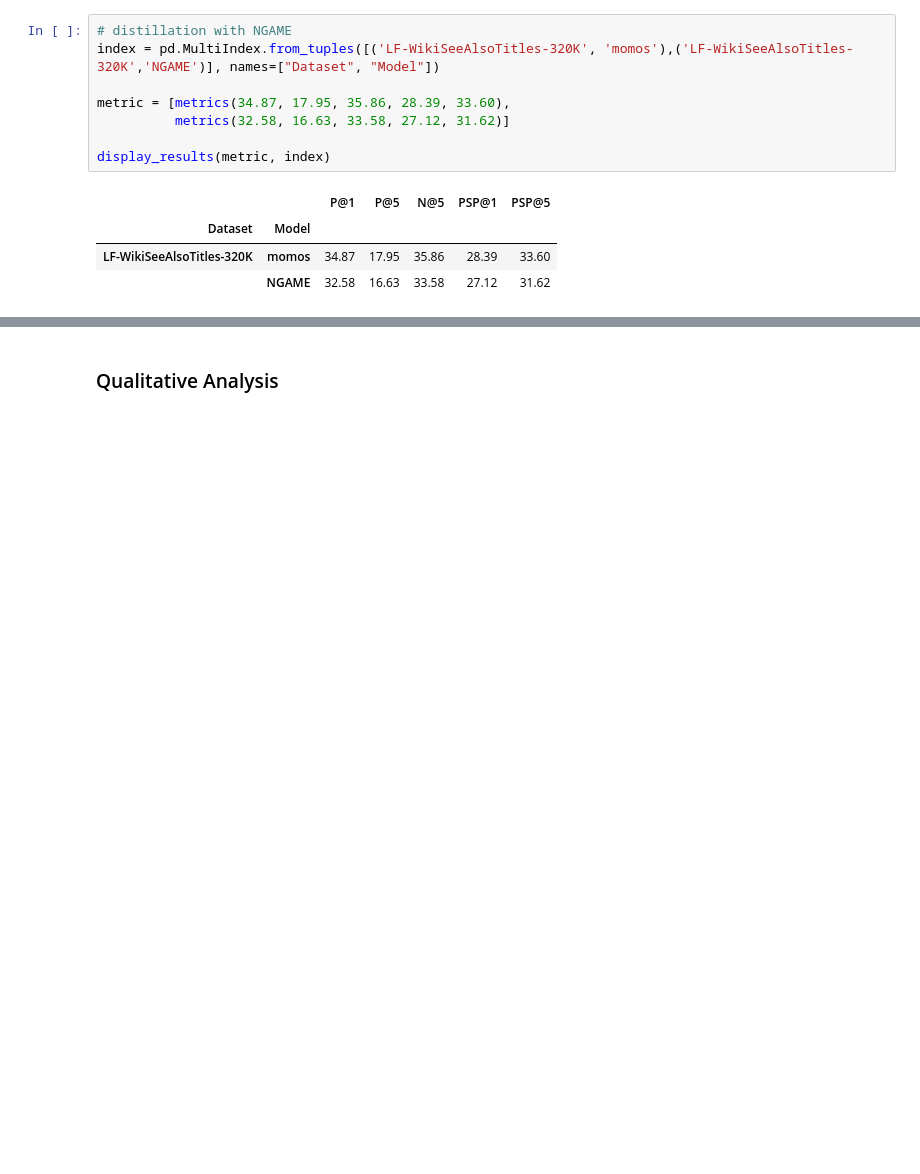
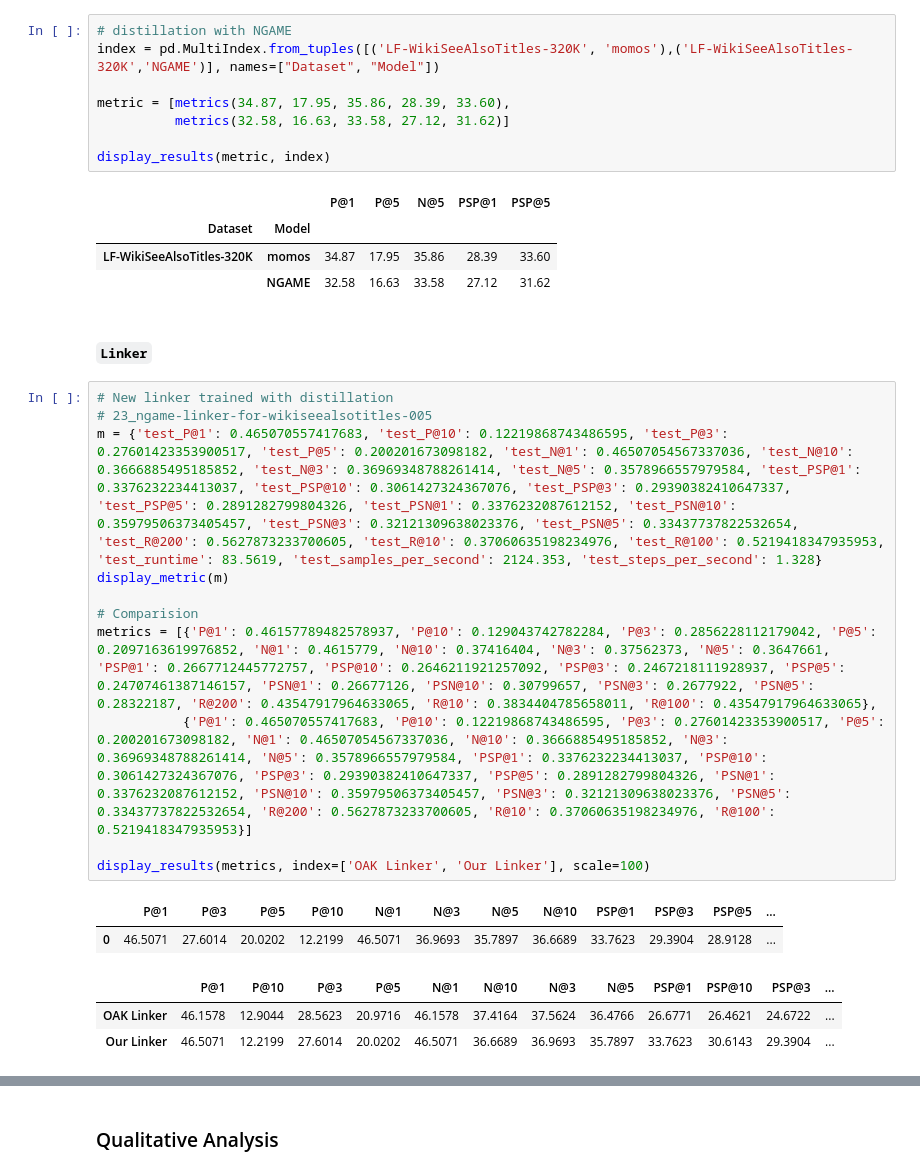
Before and after one commit to suchith720/medic, a Jupyter notebook: nbs/21_experiment-summary.ipynb, the cells around one changed output, grey strips where cells are left out. Saved outputs shown, nothing was run; the diff lists cells and outputs as text; blank space fills up the shorter version.

```diff
--- a/nbs/21_experiment-summary.ipynb
+++ b/nbs/21_experiment-summary.ipynb
@@ -319,3 +363,22 @@ display_results(metric, index)
 | Dataset | Model |  |  |  |  |  |
 | LF-WikiSeeAlsoTitles-320K | momos | 34.87 | 17.95 | 35.86 | 28.39 | 33.60 |
 |  | NGAME | 32.58 | 16.63 | 33.58 | 27.12 | 31.62 |
+# %% [markdown]
+#### `Linker`
+# %%
+# New linker trained with distillation
+# 23_ngame-linker-for-wikiseealsotitles-005
+m = {'test_P@1': 0.465070557417683, 'test_P@10': 0.12219868743486595, 'test_P@3': 0.27601423353900517, 'test_P@5': 0.200201673098182, 'test_N@1': 0.46507054567337036, 'test_N@10': 0.3666885495185852, 'test_N@3': 0.36969348788261414, 'test_N@5': 0.3578966557979584, 'test_PSP@1': 0.3376232234413037, 'test_PSP@10': 0.3061427324367076, 'test_PSP@3': 0.29390382410647337, 'test_PSP@5': 0.2891282799804326, 'test_PSN@1': 0.3376232087612152, 'test_PSN@10': 0.35979506373405457, 'test_PSN@3': 0.32121309638023376, 'test_PSN@5': 0.33437737822532654, 'test_R@200': 0.5627873233700605, 'test_R@10': 0.37060635198234976, 'test_R@100': 0.5219418347935953, 'test_runtime': 83.5619, 'test_samples_per_second': 2124.353, 'test_steps_per_second': 1.328}
+display_metric(m)
+
+# Comparision
+metrics = [{'P@1': 0.46157789482578937, 'P@10': 0.129043742782284, 'P@3': 0.2856228112179042, 'P@5': 0.2097163619976852, 'N@1': 0.4615779, 'N@10': 0.37416404, 'N@3': 0.37562373, 'N@5': 0.3647661, 'PSP@1': 0.2667712445772757, 'PSP@10': 0.2646211921257092, 'PSP@3': 0.2467218111928937, 'PSP@5': 0.24707461387146157, 'PSN@1': 0.26677126, 'PSN@10': 0.30799657, 'PSN@3': 0.2677922, 'PSN@5': 0.28322187, 'R@200': 0.43547917964633065, 'R@10': 0.3834404785658011, 'R@100': 0.43547917964633065},
+           {'P@1': 0.465070557417683, 'P@10': 0.12219868743486595, 'P@3': 0.27601423353900517, 'P@5': 0.200201673098182, 'N@1': 0.46507054567337036, 'N@10': 0.3666885495185852, 'N@3': 0.36969348788261414, 'N@5': 0.3578966557979584, 'PSP@1': 0.3376232234413037, 'PSP@10': 0.3061427324367076, 'PSP@3': 0.29390382410647337, 'PSP@5': 0.2891282799804326, 'PSN@1': 0.3376232087612152, 'PSN@10': 0.35979506373405457, 'PSN@3': 0.32121309638023376, 'PSN@5': 0.33437737822532654, 'R@200': 0.5627873233700605, 'R@10': 0.37060635198234976, 'R@100': 0.5219418347935953}]
+
+display_results(metrics, index=['OAK Linker', 'Our Linker'], scale=100)
+# %% [output]
+|  | P@1 | P@3 | P@5 | P@10 | N@1 | N@3 | N@5 | N@10 | PSP@1 | PSP@3 | PSP@5 | ... |
+| 0 | 46.5071 | 27.6014 | 20.0202 | 12.2199 | 46.5071 | 36.9693 | 35.7897 | 36.6689 | 33.7623 | 29.3904 | 28.9128 | ... |
+|  | P@1 | P@10 | P@3 | P@5 | N@1 | N@10 | N@3 | N@5 | PSP@1 | PSP@10 | PSP@3 | ... |
+| OAK Linker | 46.1578 | 12.9044 | 28.5623 | 20.9716 | 46.1578 | 37.4164 | 37.5624 | 36.4766 | 26.6771 | 26.4621 | 24.6722 | ... |
+| Our Linker | 46.5071 | 12.2199 | 27.6014 | 20.0202 | 46.5071 | 36.6689 | 36.9693 | 35.7897 | 33.7623 | 30.6143 | 29.3904 | ... |
```
Also changed, not shown: parts of 19 cells of this notebook, 3 other files.
